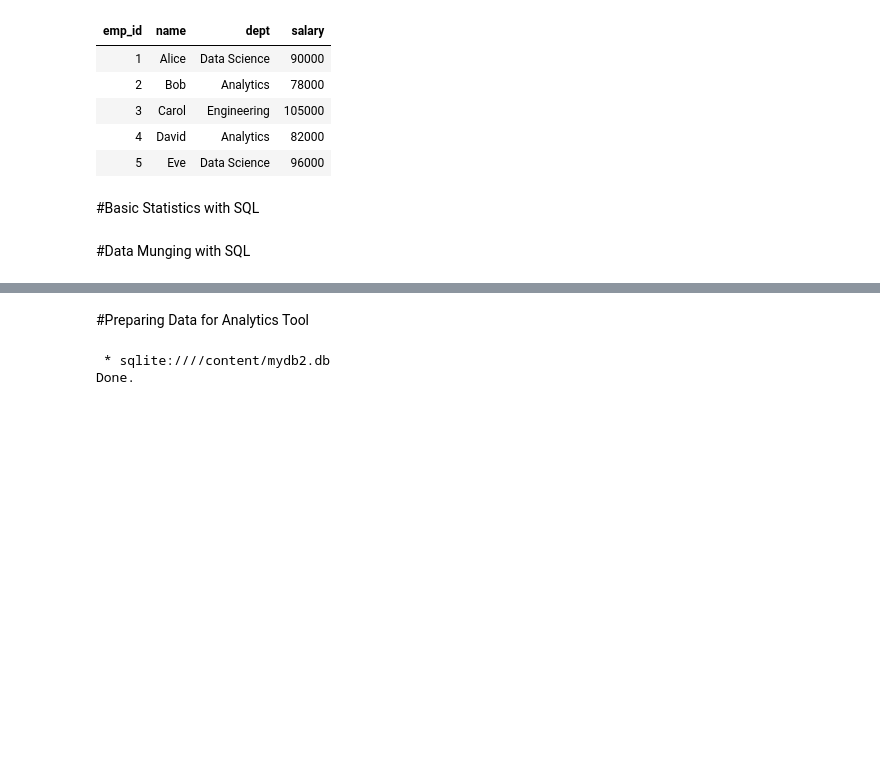
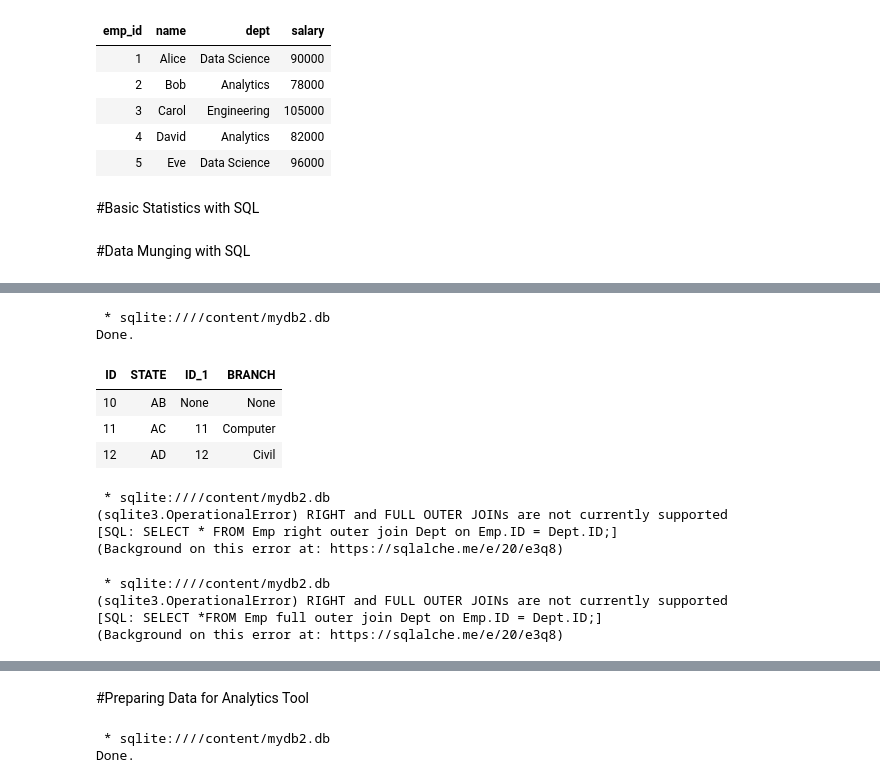
Before and after one commit to salemprakash/FoDS-Fall-2025-26, a Jupyter notebook: Module 2 Sql.ipynb, the cells around one changed output, grey strips where cells are left out. Saved outputs shown, nothing was run; the diff lists cells and outputs as text; code cells hidden in the pictures; blank space fills up the shorter version.

```diff
--- a/Module 2 Sql.ipynb
+++ b/Module 2 Sql.ipynb
@@ -146,0 +223,29 @@ SELECT REPLACE(name, 'a', 'A') AS name FROM employees;
+# %%
+#Left Outer Join
+%%sql
+SELECT *FROM Emp left outer join Dept on Emp.ID = Dept.ID;
+# %% [output]
+ * sqlite:////content/mydb2.db
+Done.
+| ID | STATE | ID_1 | BRANCH |
+| 10 | AB | None | None |
+| 11 | AC | 11 | Computer |
+| 12 | AD | 12 | Civil |
+# %%
+#Right Outer Join - This is not supported here and will support in MS Sql Server
+%%sql
+SELECT * FROM Emp right outer join Dept on Emp.ID = Dept.ID;
+# %% [output]
+ * sqlite:////content/mydb2.db
+(sqlite3.OperationalError) RIGHT and FULL OUTER JOINs are not currently supported
+[SQL: SELECT * FROM Emp right outer join Dept on Emp.ID = Dept.ID;]
+(Background on this error at: https://sqlalche.me/e/20/e3q8)
+# %%
+#Full Outer Join - This is not supported here and will support in MS Sql Server
+%%sql
+SELECT *FROM Emp full outer join Dept on Emp.ID = Dept.ID;
+# %% [output]
+ * sqlite:////content/mydb2.db
+(sqlite3.OperationalError) RIGHT and FULL OUTER JOINs are not currently supported
+[SQL: SELECT *FROM Emp full outer join Dept on Emp.ID = Dept.ID;]
+(Background on this error at: https://sqlalche.me/e/20/e3q8)
```
Also changed, not shown: parts of 8 cells of this notebook.
